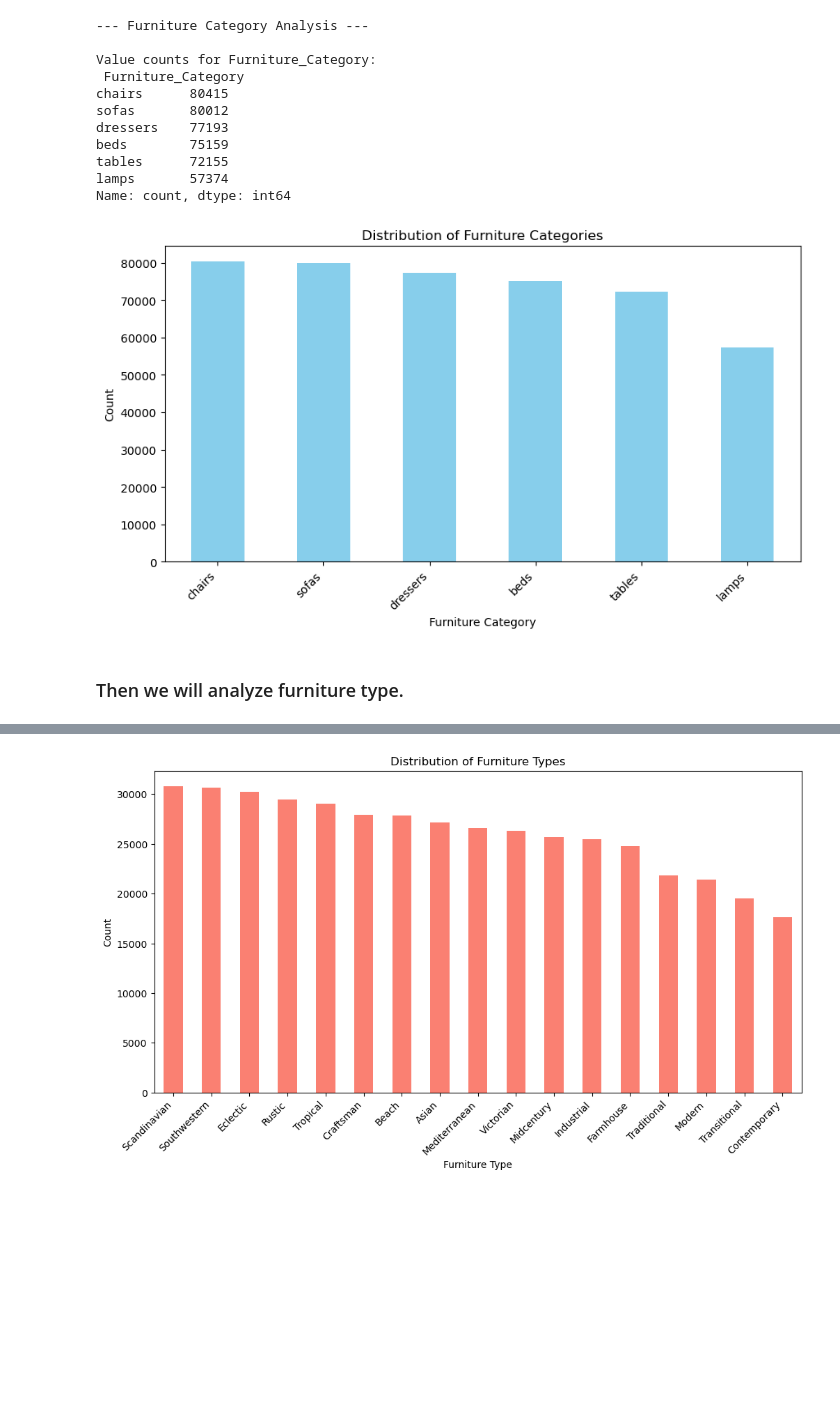
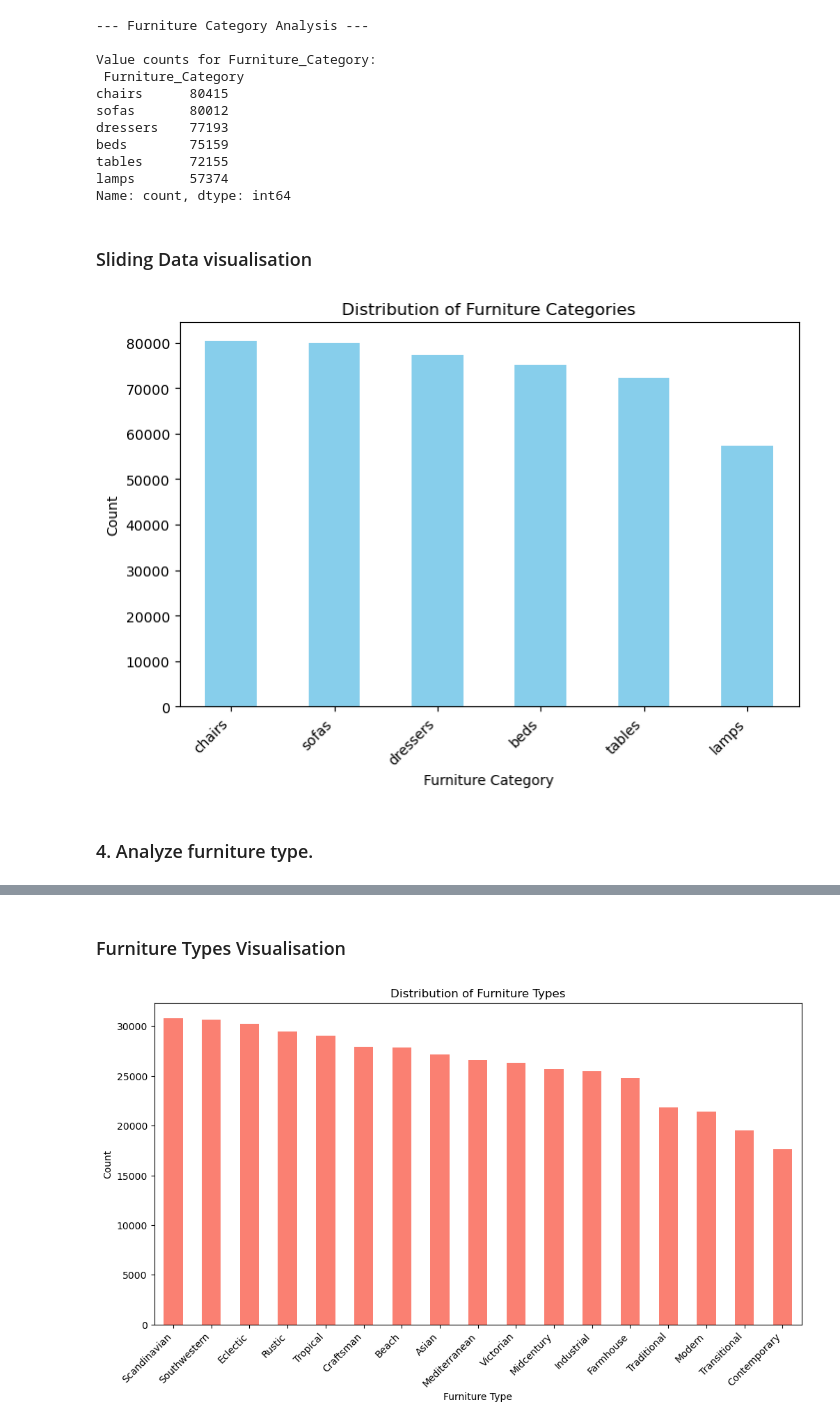
Before and after one commit to mh12122003/Furniture-Classification-Model, a Jupyter notebook: EDA.ipynb, the cells around one changed output, grey strips where cells are left out. Drawn from its saved outputs; the diff is of its cells as text; code cells hidden in the pictures; blank space fills up the shorter version.

```diff
--- a/EDA.ipynb
+++ b/EDA.ipynb
@@ -99,17 +112,23 @@ beds        75159
 tables      72155
 lamps       57374
 Name: count, dtype: int64
+# %% [markdown]
+### Sliding Data visualisation
 # %%
-plt.figure(figsize=(10, 5)) # Adjust figure size if needed
-category_counts.plot.bar(color='skyblue')
-plt.title('Distribution of Furniture Categories')
+plt.figure(figsize=(8, 5)) # Adjust figure size if needed
+category_counts.plot.bar(color='skyblue')# color argument sets the bar color to sky blue
+plt.title('Distribution of Furniture Categories')# Add a title to the plot
+
+# Label the x-axis (horizontal axis) and y-axis (vertical axis)
 plt.xlabel('Furniture Category')
 plt.ylabel('Count')
+
 plt.xticks(rotation=45, ha='right') # Rotate x-axis labels for better visibility
+# Display the plot
 plt.show()
 # %% [output]
-[figure, old version]
+[figure, new version]
 # %% [markdown]
-### Then we will analyze furniture type.
+### 4. Analyze furniture type.
 # %%
 print("\n--- Furniture Type Analysis ---\n")
@@ -133,4 +152,6 @@ Modern           21424
 Transitional     19504
 Contemporary     17605
 Name: count, dtype: int64
+# %% [markdown]
+### Furniture Types Visualisation
 # %%
```
Also changed, not shown: parts of 22 cells of this notebook.
